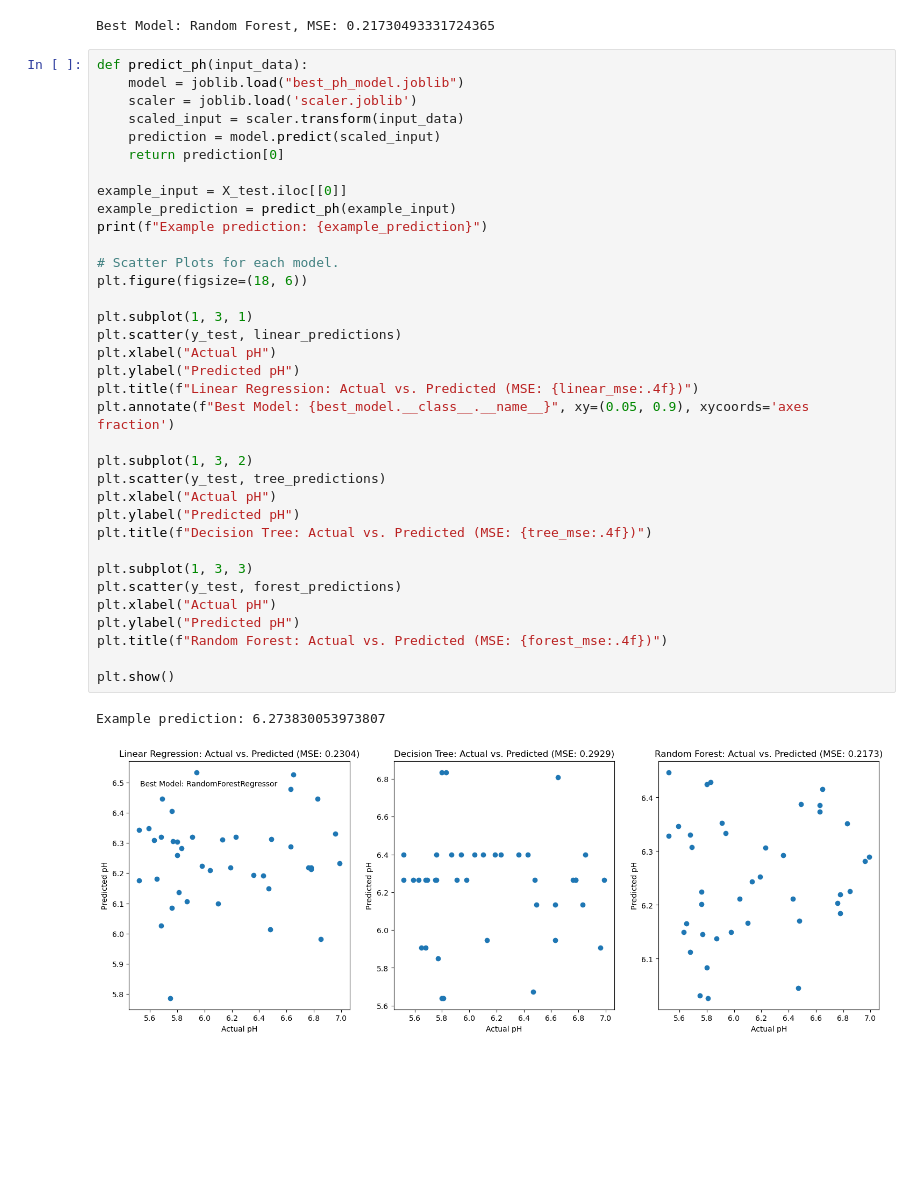
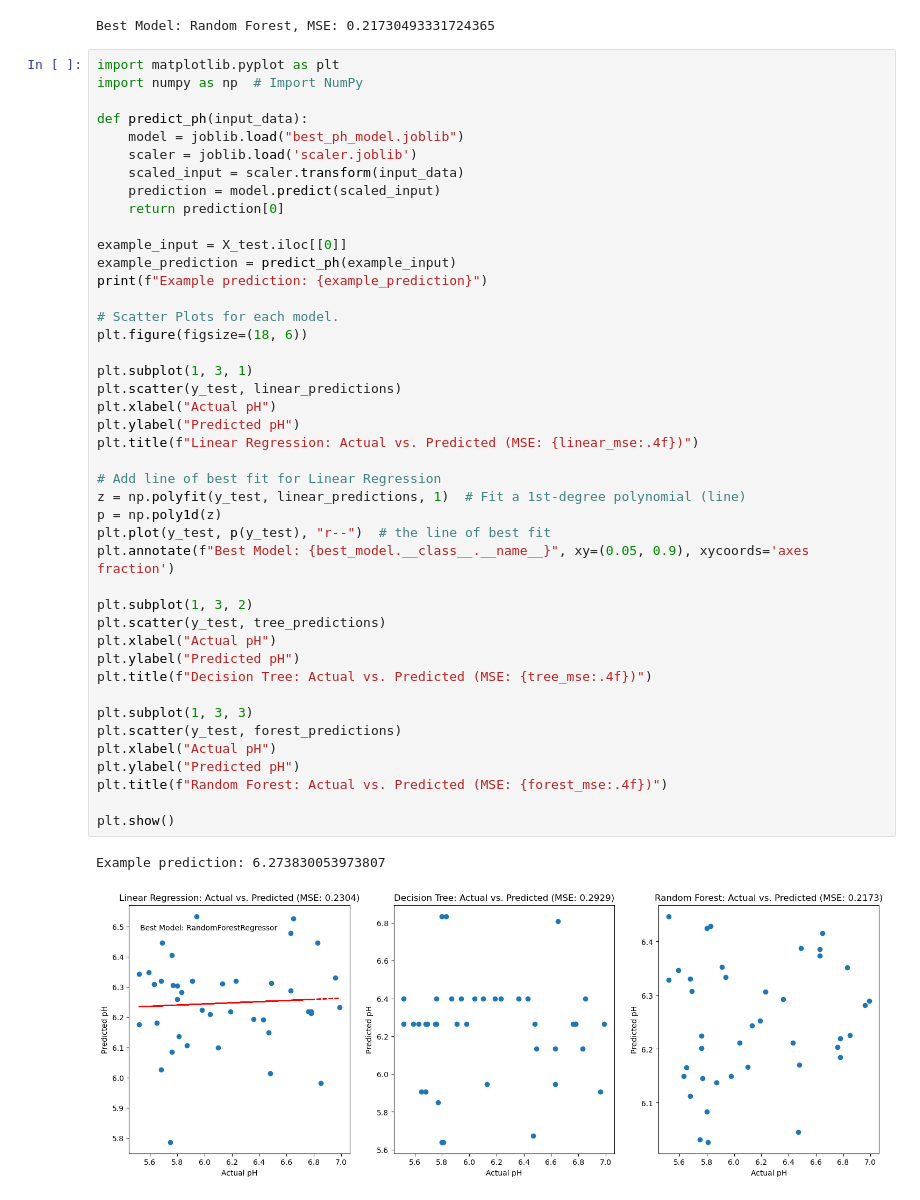
Before and after one commit to Gakwaya011/linear_regression_model, a Jupyter notebook: summative/linear_regression/multivariate.ipynb, the cells around one changed output. Saved outputs shown, nothing was run; the diff lists cells and outputs as text; blank space fills up the shorter version.

```diff
--- a/summative/linear_regression/multivariate.ipynb
+++ b/summative/linear_regression/multivariate.ipynb
@@ -189,6 +189,9 @@ print(f"Best Model: {best_model_name}, MSE: {best_mse}")
 # %% [output]
 Best Model: Random Forest, MSE: 0.21730493331724365
 # %%
+import matplotlib.pyplot as plt
+import numpy as np  # Import NumPy
+
 def predict_ph(input_data):
     model = joblib.load("best_ph_model.joblib")
     scaler = joblib.load('scaler.joblib')
@@ -198,31 +201,36 @@ def predict_ph(input_data):
 
 example_input = X_test.iloc[[0]]
 example_prediction = predict_ph(example_input)
 print(f"Example prediction: {example_prediction}")
 
 # Scatter Plots for each model.
 plt.figure(figsize=(18, 6))
 
 plt.subplot(1, 3, 1)
 plt.scatter(y_test, linear_predictions)
 plt.xlabel("Actual pH")
 plt.ylabel("Predicted pH")
 plt.title(f"Linear Regression: Actual vs. Predicted (MSE: {linear_mse:.4f})")
+
+# Add line of best fit for Linear Regression
+z = np.polyfit(y_test, linear_predictions, 1)  # Fit a 1st-degree polynomial (line)
+p = np.poly1d(z)
+plt.plot(y_test, p(y_test), "r--")  # the line of best fit
 plt.annotate(f"Best Model: {best_model.__class__.__name__}", xy=(0.05, 0.9), xycoords='axes fraction')
 
 plt.subplot(1, 3, 2)
 plt.scatter(y_test, tree_predictions)
 plt.xlabel("Actual pH")
 plt.ylabel("Predicted pH")
 plt.title(f"Decision Tree: Actual vs. Predicted (MSE: {tree_mse:.4f})")
 
 plt.subplot(1, 3, 3)
 plt.scatter(y_test, forest_predictions)
 plt.xlabel("Actual pH")
 plt.ylabel("Predicted pH")
 plt.title(f"Random Forest: Actual vs. Predicted (MSE: {forest_mse:.4f})")
 
 plt.show()
 # %% [output]
 Example prediction: 6.273830053973807
-[figure, old version]
+[figure, new version]
```
